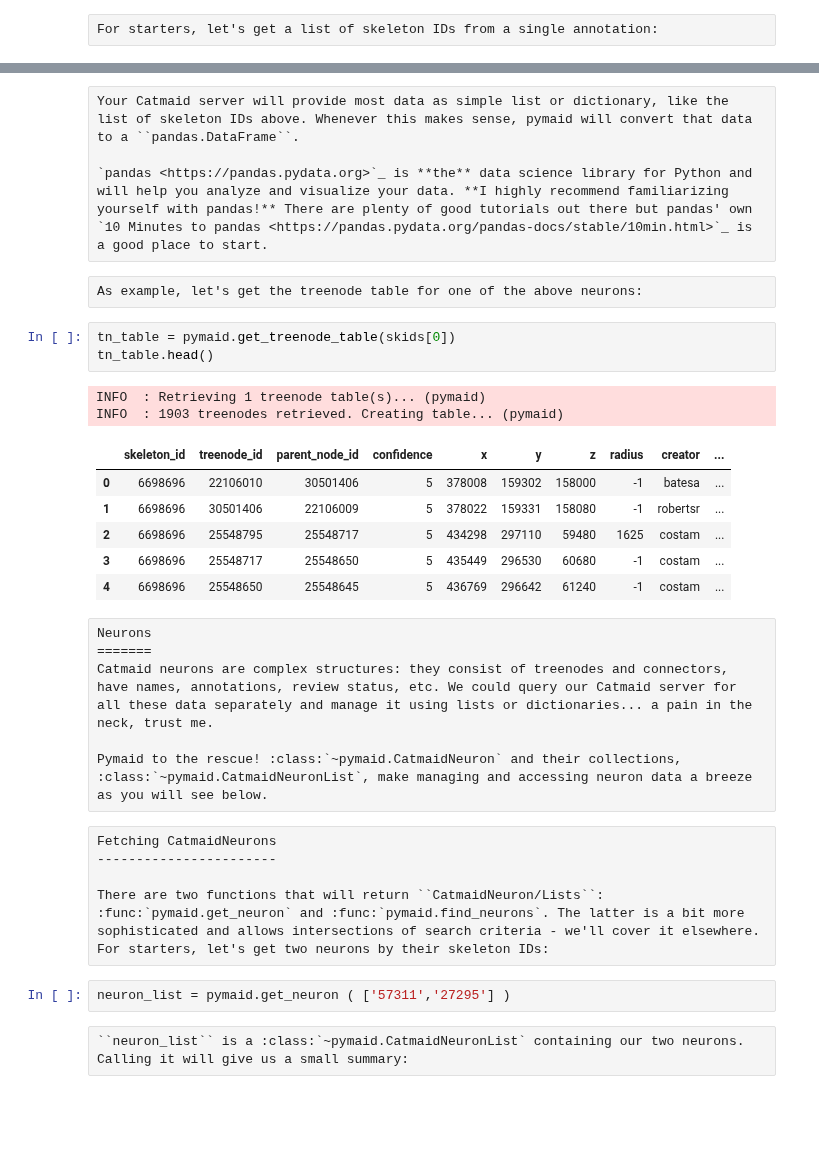
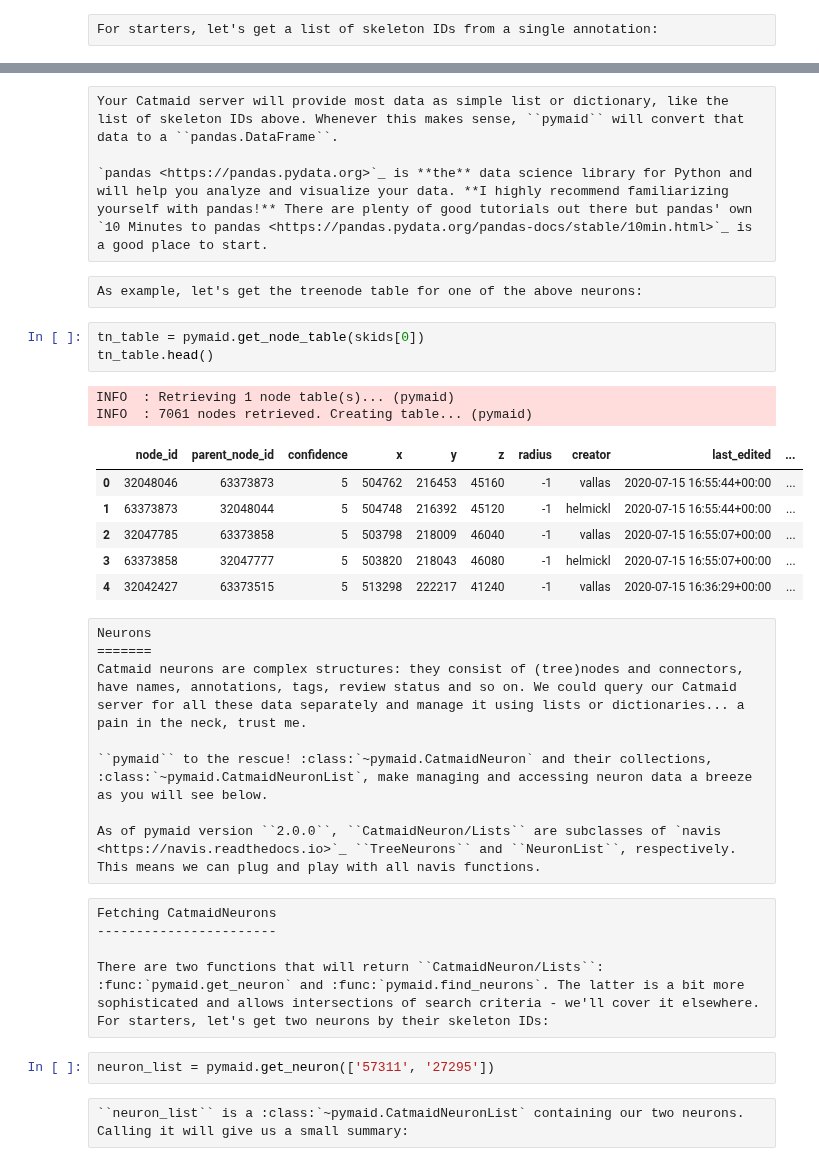
Before and after one commit to navis-org/pymaid, a Jupyter notebook: docs/source/intro.ipynb, the cells around one changed output, grey strips where cells are left out. Cells and saved outputs as stored; diff of their text form; blank space fills up the shorter version.

```diff
--- a/docs/source/intro.ipynb
+++ b/docs/source/intro.ipynb
@@ -36,34 +56,36 @@ INFO  : Found 5 skeletons with matching annotation(s) (pymaid)
 # %% [raw]
-Your Catmaid server will provide most data as simple list or dictionary, like the list of skeleton IDs above. Whenever this makes sense, pymaid will convert that data to a ``pandas.DataFrame``.
+Your Catmaid server will provide most data as simple list or dictionary, like the list of skeleton IDs above. Whenever this makes sense, ``pymaid`` will convert that data to a ``pandas.DataFrame``.
 
 `pandas <https://pandas.pydata.org>`_ is **the** data science library for Python and will help you analyze and visualize your data. **I highly recommend familiarizing yourself with pandas!** There are plenty of good tutorials out there but pandas' own `10 Minutes to pandas <https://pandas.pydata.org/pandas-docs/stable/10min.html>`_ is a good place to start.
 # %% [raw]
 As example, let's get the treenode table for one of the above neurons:
 # %%
-tn_table = pymaid.get_treenode_table(skids[0])
+tn_table = pymaid.get_node_table(skids[0])
 tn_table.head()
 # %% [output]
-INFO  : Retrieving 1 treenode table(s)... (pymaid)
-INFO  : 1903 treenodes retrieved. Creating table... (pymaid)
+INFO  : Retrieving 1 node table(s)... (pymaid)
+INFO  : 7061 nodes retrieved. Creating table... (pymaid)
-|  | skeleton_id | treenode_id | parent_node_id | confidence | x | y | z | radius | creator | ... |
-| 0 | 6698696 | 22106010 | 30501406 | 5 | 378008 | 159302 | 158000 | -1 | batesa | ... |
-| 1 | 6698696 | 30501406 | 22106009 | 5 | 378022 | 159331 | 158080 | -1 | robertsr | ... |
-| 2 | 6698696 | 25548795 | 25548717 | 5 | 434298 | 297110 | 59480 | 1625 | costam | ... |
-| 3 | 6698696 | 25548717 | 25548650 | 5 | 435449 | 296530 | 60680 | -1 | costam | ... |
-| 4 | 6698696 | 25548650 | 25548645 | 5 | 436769 | 296642 | 61240 | -1 | costam | ... |
+|  | node_id | parent_node_id | confidence | x | y | z | radius | creator | last_edited | ... |
+| 0 | 32048046 | 63373873 | 5 | 504762 | 216453 | 45160 | -1 | vallas | 2020-07-15 16:55:44+00:00 | ... |
+| 1 | 63373873 | 32048044 | 5 | 504748 | 216392 | 45120 | -1 | helmickl | 2020-07-15 16:55:44+00:00 | ... |
+| 2 | 32047785 | 63373858 | 5 | 503798 | 218009 | 46040 | -1 | vallas | 2020-07-15 16:55:07+00:00 | ... |
+| 3 | 63373858 | 32047777 | 5 | 503820 | 218043 | 46080 | -1 | helmickl | 2020-07-15 16:55:07+00:00 | ... |
+| 4 | 32042427 | 63373515 | 5 | 513298 | 222217 | 41240 | -1 | vallas | 2020-07-15 16:36:29+00:00 | ... |
 # %% [raw]
 Neurons
 =======
-Catmaid neurons are complex structures: they consist of treenodes and connectors, have names, annotations, review status, etc. We could query our Catmaid server for all these data separately and manage it using lists or dictionaries... a pain in the neck, trust me.
+Catmaid neurons are complex structures: they consist of (tree)nodes and connectors, have names, annotations, tags, review status and so on. We could query our Catmaid server for all these data separately and manage it using lists or dictionaries... a pain in the neck, trust me.
 
-Pymaid to the rescue! :class:`~pymaid.CatmaidNeuron` and their collections, :class:`~pymaid.CatmaidNeuronList`, make managing and accessing neuron data a breeze as you will see below.
+``pymaid`` to the rescue! :class:`~pymaid.CatmaidNeuron` and their collections, :class:`~pymaid.CatmaidNeuronList`, make managing and accessing neuron data a breeze as you will see below.
+
+As of pymaid version ``2.0.0``, ``CatmaidNeuron/Lists`` are subclasses of `navis <https://navis.readthedocs.io>`_ ``TreeNeurons`` and ``NeuronList``, respectively. This means we can plug and play with all navis functions.
 # %% [raw]
 Fetching CatmaidNeurons
 -----------------------
 
 There are two functions that will return ``CatmaidNeuron/Lists``: :func:`pymaid.get_neuron` and :func:`pymaid.find_neurons`. The latter is a bit more sophisticated and allows intersections of search criteria - we'll cover it elsewhere. For starters, let's get two neurons by their skeleton IDs:
 # %%
-neuron_list = pymaid.get_neuron ( ['57311','27295'] )
+neuron_list = pymaid.get_neuron(['57311', '27295'])
 # %% [raw]
 ``neuron_list`` is a :class:`~pymaid.CatmaidNeuronList` containing our two neurons. Calling it will give us a small summary:
 # %%
```
Also changed, not shown: parts of 19 cells of this notebook, 31 other files.
